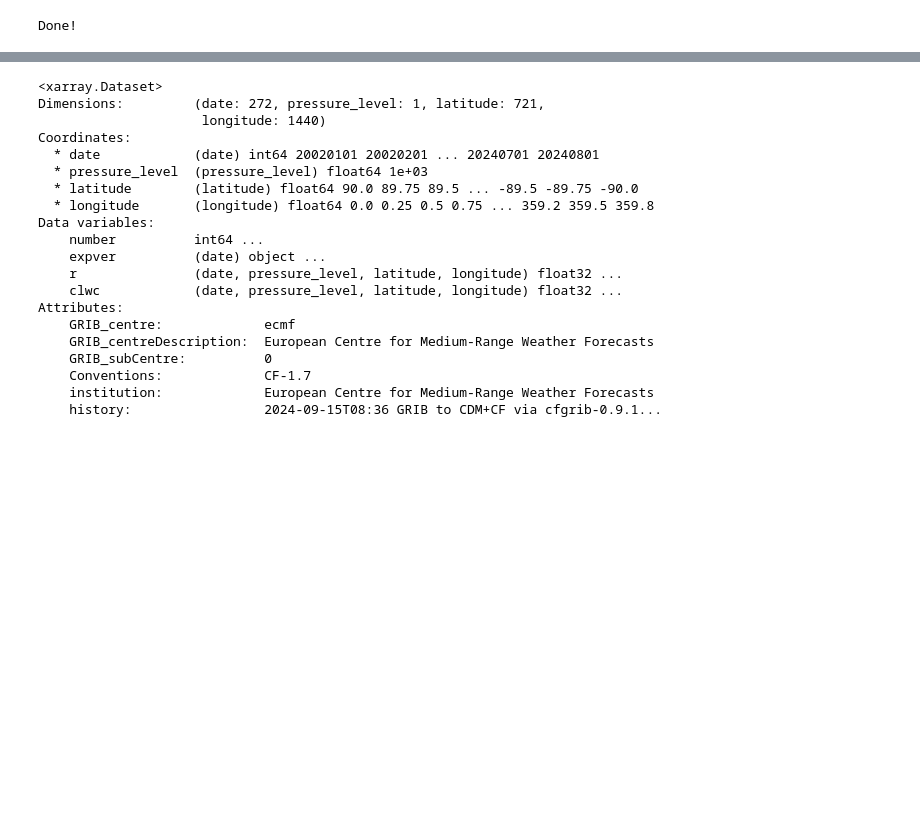
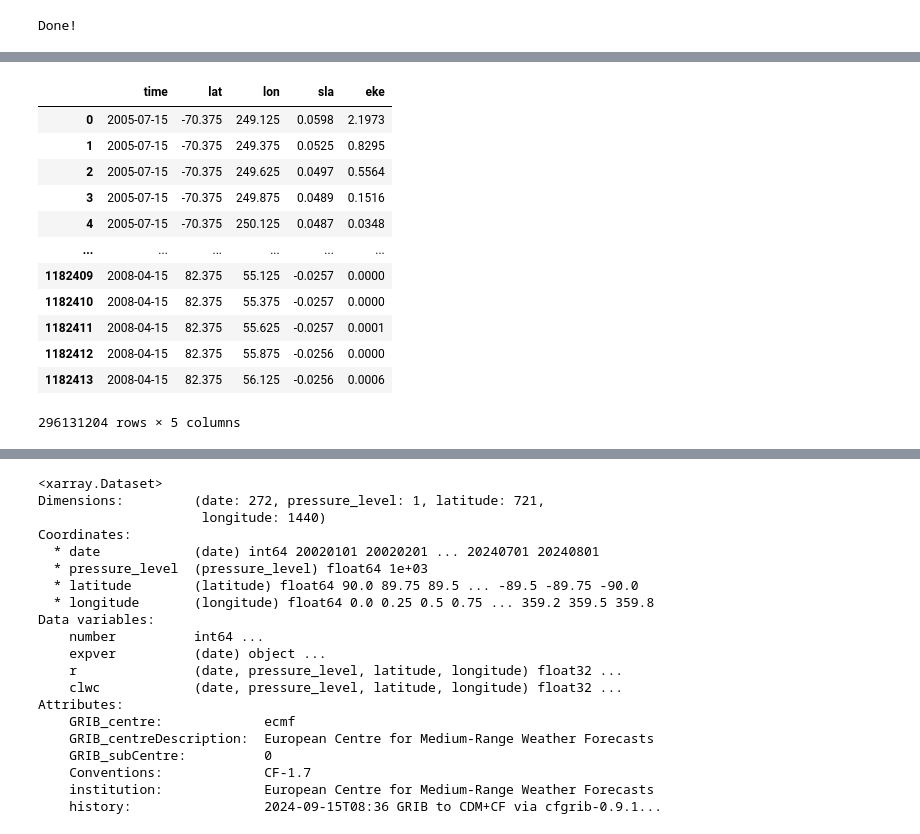
Before and after one commit to Ainard09/ai4ls_2_water_prediction, a Jupyter notebook: Task_2/CSR_GRACE.ipynb, the cells around one changed output, grey strips where cells are left out. Saved outputs shown, nothing was run; the diff lists cells and outputs as text; code cells hidden in the pictures; blank space fills up the shorter version.

```diff
--- a/Task_2/CSR_GRACE.ipynb
+++ b/Task_2/CSR_GRACE.ipynb
@@ -570,0 +637,34 @@ Done!
+# %%
+# Load all the monthly sea level data
+slevel_dir =  "/Users/azeez/water_prediction/ai4ls_2_water_prediction/data/sea-level"
+filenames =  os.listdir(slevel_dir)
+# %%
+# Convert all netcdf to dataframe
+df_total = []
+for nc_file in filenames:
+    if nc_file == ".DS_Store":
+        continue
+    filepath = os.path.join(slevel_dir, nc_file)
+    xr_ds = xr.open_dataset(filepath)
+    df = xr_ds.to_dataframe().dropna()
+    df = df.reset_index()
+    df = df[["time", "latitude", "longitude", "sla", "eke"]]
+    df_total.append(df)
+# %%
+df_slevel = pd.concat(df_total)
+df_slevel = df_slevel.rename(columns={"latitude":"lat", "longitude":"lon"})
+df_slevel
+# %% [output]
+|  | time | lat | lon | sla | eke |
+| 0 | 2005-07-15 | -70.375 | 249.125 | 0.0598 | 2.1973 |
+| 1 | 2005-07-15 | -70.375 | 249.375 | 0.0525 | 0.8295 |
+| 2 | 2005-07-15 | -70.375 | 249.625 | 0.0497 | 0.5564 |
+| 3 | 2005-07-15 | -70.375 | 249.875 | 0.0489 | 0.1516 |
+| 4 | 2005-07-15 | -70.375 | 250.125 | 0.0487 | 0.0348 |
+| ... | ... | ... | ... | ... | ... |
+| 1182409 | 2008-04-15 | 82.375 | 55.125 | -0.0257 | 0.0000 |
+| 1182410 | 2008-04-15 | 82.375 | 55.375 | -0.0257 | 0.0000 |
+| 1182411 | 2008-04-15 | 82.375 | 55.625 | -0.0257 | 0.0001 |
+| 1182412 | 2008-04-15 | 82.375 | 55.875 | -0.0256 | 0.0000 |
+| 1182413 | 2008-04-15 | 82.375 | 56.125 | -0.0256 | 0.0006 |
+296131204 rows × 5 columns
```
Also changed, not shown: parts of 18 cells of this notebook.
